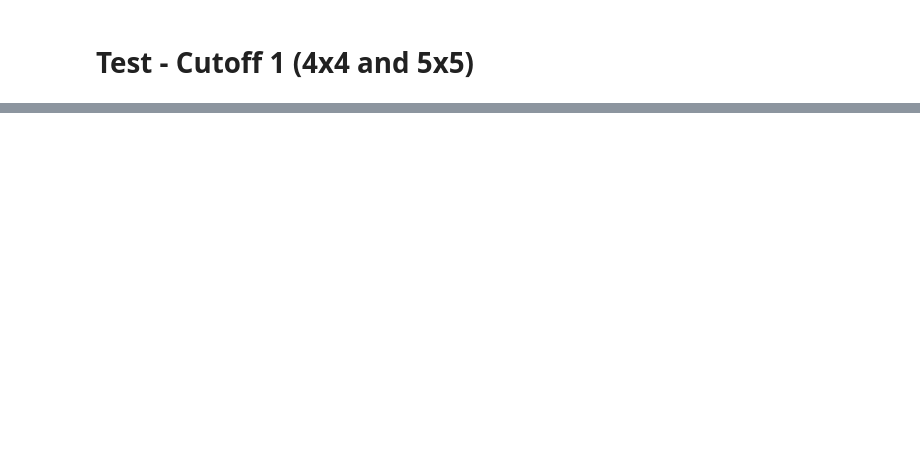
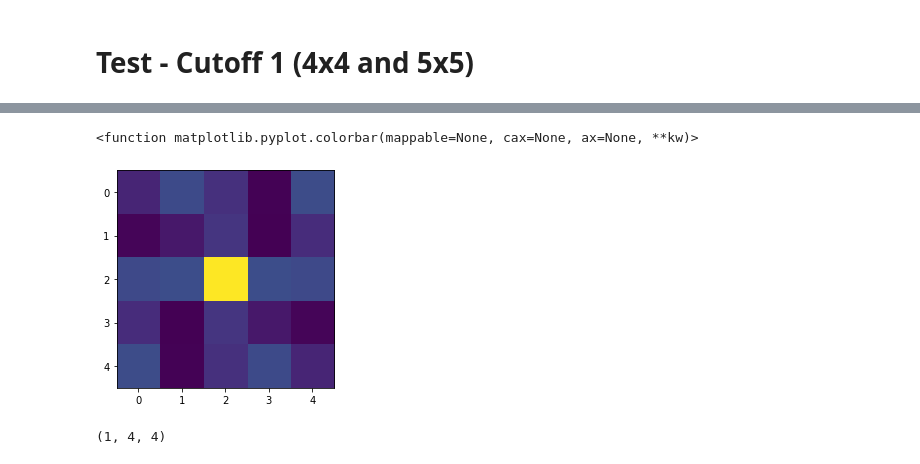
Before and after one commit to beyucel/pymks, a Jupyter notebook: notebooks/TestCases.ipynb, the cells around one changed output, grey strips where cells are left out. Drawn from its saved outputs; the diff is of its cells as text; code cells hidden in the pictures; blank space fills up the shorter version.

```diff
--- a/notebooks/TestCases.ipynb
+++ b/notebooks/TestCases.ipynb
@@ -59,0 +127,11 @@ plt.colorbar()
+# %%
+plt.imshow(center_slice(f_data,2)[0])
+plt.colorbar
+# %% [output]
+<function matplotlib.pyplot.colorbar(mappable=None, cax=None, ax=None, **kw)>
+[figure, added]
+# %%
+    >>> a = np.arange(16).reshape(1, 4, 4)
+    >>> print(center_slice(a, 2).shape)
+# %% [output]
+(1, 4, 4)
```
Also changed, not shown: parts of 14 cells of this notebook, 1 other file.
